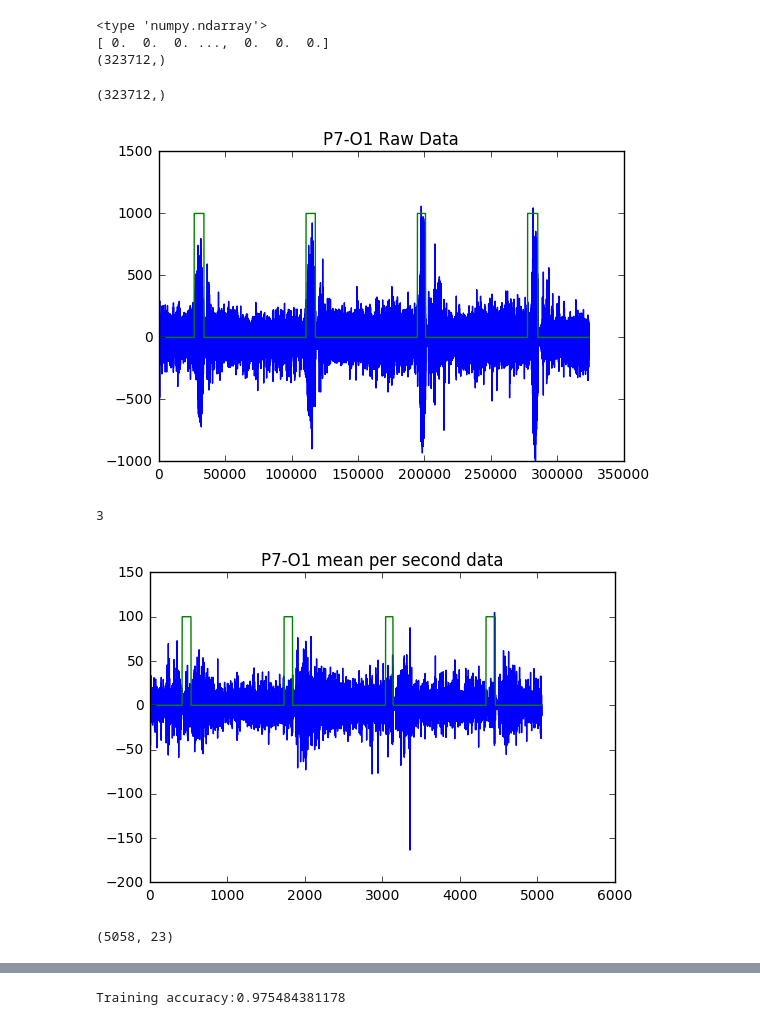
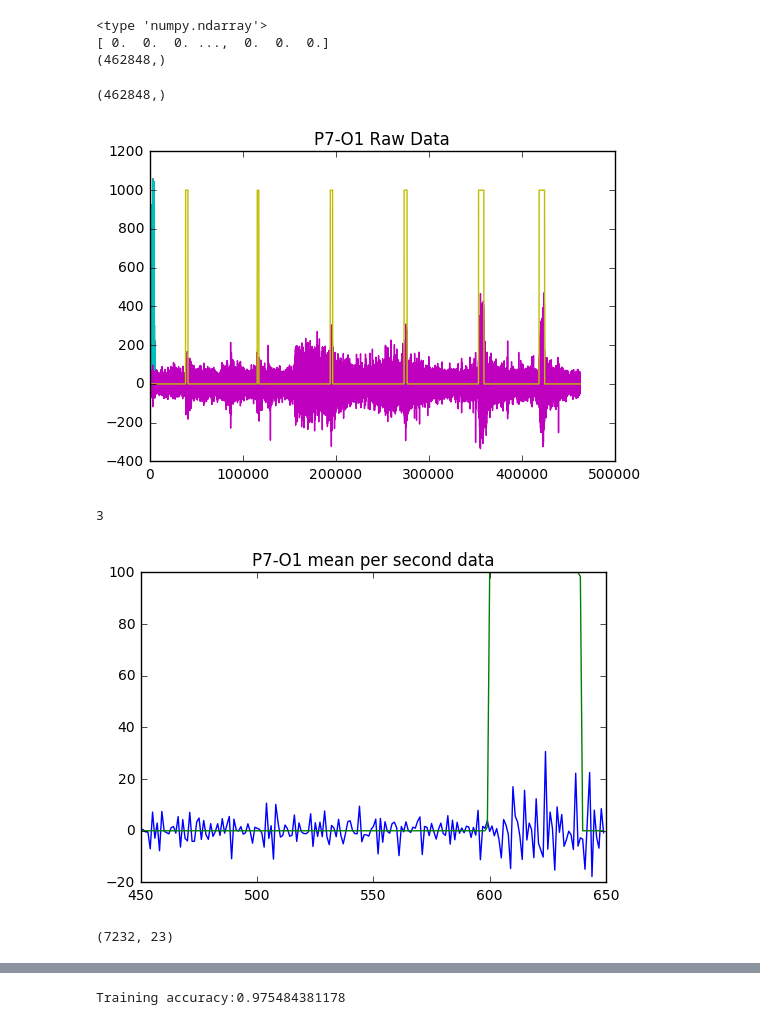
Before and after one commit to mchlhess/data_analysis, a Jupyter notebook: Max Frequency dataset +Logistic Regression Model 1.ipynb, the cells around one changed output, grey strips where cells are left out. Saved outputs shown, nothing was run; the diff lists cells and outputs as text; code cells hidden in the pictures.

Commit message:
added plot function

```diff
--- a/Max Frequency dataset +Logistic Regression Model 1.ipynb
+++ b/Max Frequency dataset +Logistic Regression Model 1.ipynb
@@ -21,13 +21,10 @@ def load_clinical_eeg_data(datapath, sub):
 import os
 #Appropriate dir
 
-os.chdir("/Users/leilasolouki/Desktop/train")
-path = os.getcwd()
-
 #Get subject names from appropriate dir, -4 for .csv suffux
 subjects = [f[:-4] for f in os.listdir(path)]
 
-data, label_chunk, nodes = load_clinical_eeg_data(path,subjects[3])
+data, label_chunk, nodes = load_clinical_eeg_data('',subjects[0])
 # %%
 # converting labels and chunks from pandas dataframe to numpy array. isolating the labels
 labels_and_chunks=label_chunk.as_matrix()
@@ -38,7 +35,7 @@ print labels.shape
 # %% [output]
 <type 'numpy.ndarray'>
 [ 0.  0.  0. ...,  0.  0.  0.]
-(323712,)
+(462848,)
 # %%
 # In[23]:
 
@@ -56,40 +53,40 @@ plt.plot(time,y)
 plt.title(nodes[3] + " Raw Data")
 plt.show()
 # %% [output]
-(323712,)
+(462848,)
-[figure, old version]
+[figure, new version]
 # %%
 #taking the mean of each second
 import numpy as np
 
 def take_mean_every_64_points(x):
     i=0;
     mean_array=[]
     while(i<(x.shape[0])):
         array=x[i:i+65]
         mean_array.append(np.mean(array))
         i+=64
     mean_array=np.array(mean_array)
     return mean_array
 def take_max_every_64_points(x):
     i=0;
     mean_array=[]
     while(i<(x.shape[0])):
         array=x[i:i+65]
         mean_array.append(np.max(array))
         i+=64
     mean_array=np.array(mean_array)
     return mean_array
 
 mean_x=take_mean_every_64_points(x)
 mean_labels=take_mean_every_64_points(labels)
 
 test = [i for i in range(64*3)]
 print take_mean_every_64_points(np.array(test)).shape[0]
-plt.plot(time[:mean_x.shape[0]],mean_x)
+plt.plot(time[:mean_x.shape[0]][450:650],mean_x[450:650])
 plt.title(nodes[3] + " mean per second data")
-plt.plot(time[:mean_x.shape[0]], mean_labels*100)
+plt.plot(time[:mean_x.shape[0]][450:650], (mean_labels*100)[450:650])
 plt.show()
 # %% [output]
 3
-[figure, old version]
+[figure, new version]
@@ -99,7 +102,7 @@ plt.show()
 dataset=np.apply_along_axis(take_max_every_64_points, 0,data)
 print dataset.shape
 # %% [output]
-(5058, 23)
+(7232, 23)
 # %%
 max_freq_x=take_max_every_64_points(x)
 max_labels=take_max_every_64_points(labels)
```
Also changed, not shown: parts of 3 cells of this notebook.
